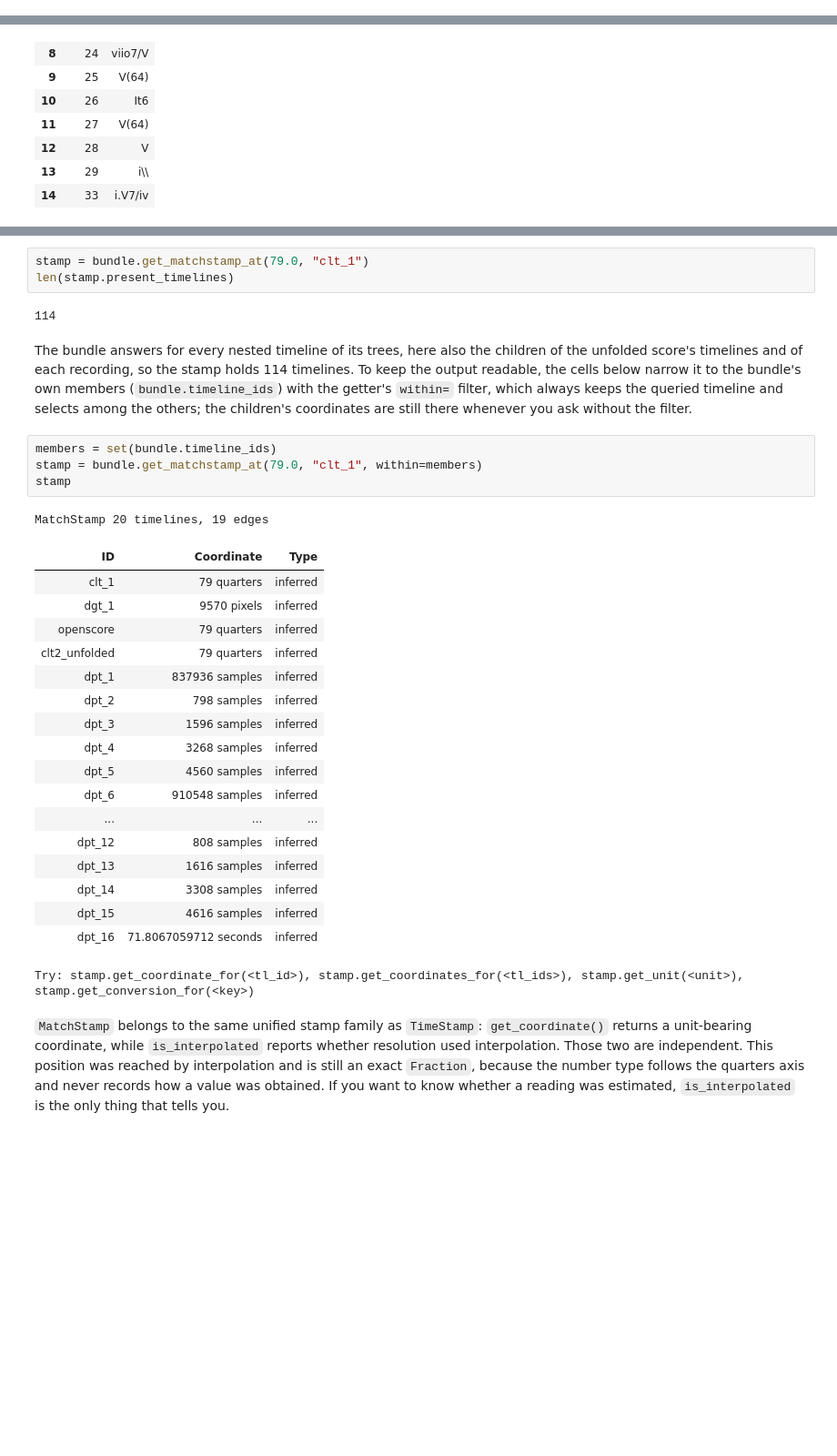
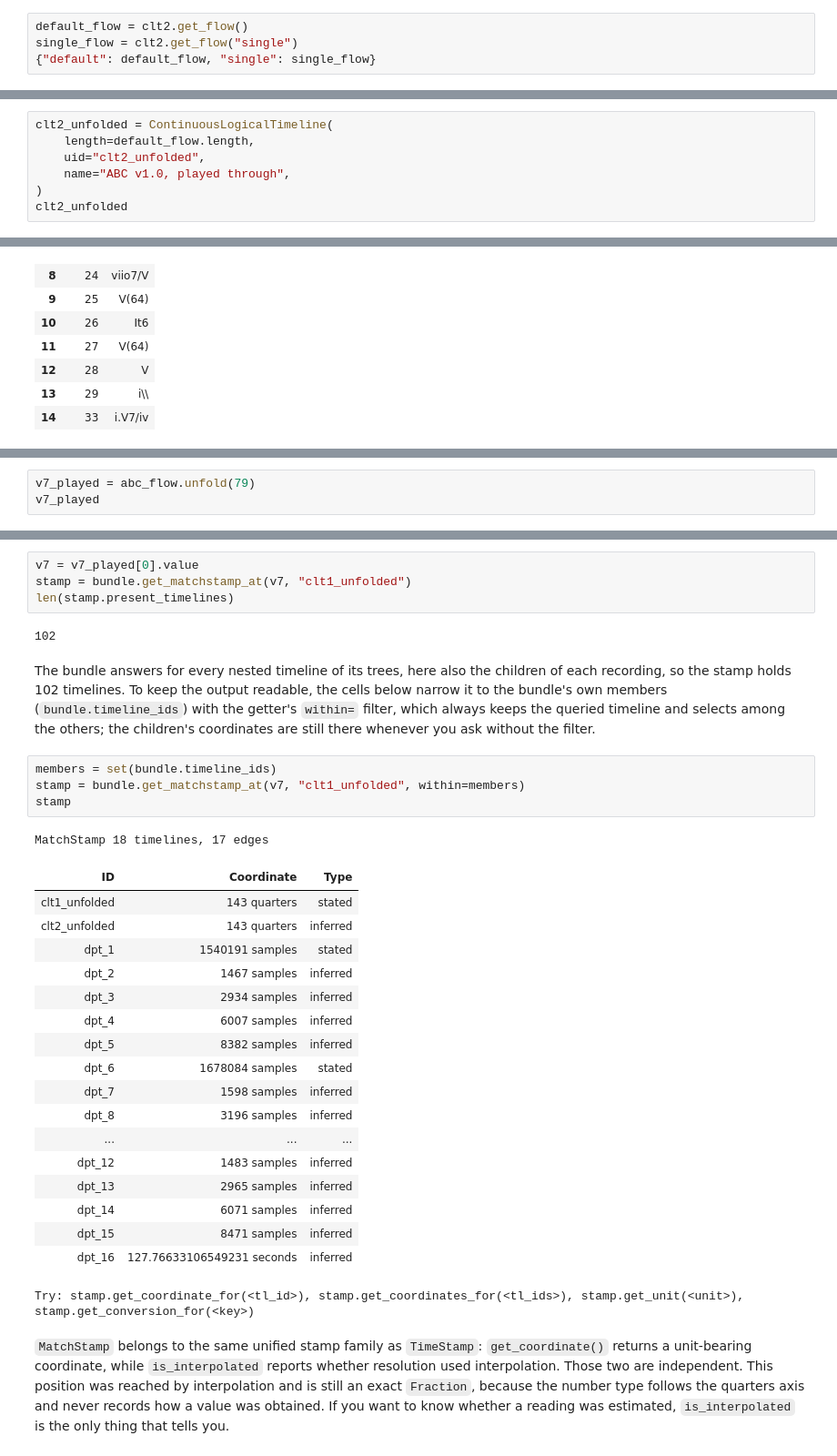
Before and after one commit to TimeToAlign/TimeToAlign, a Jupyter notebook: docs/page/howto/how03_beethoven_multimodal.ipynb, the cells around one changed output, grey strips where cells are left out. Shown at 91% size. Drawn from its saved outputs; the diff is of its cells as text; blank space fills up the shorter version.

```diff
--- a/docs/page/howto/how03_beethoven_multimodal.ipynb
+++ b/docs/page/howto/how03_beethoven_multimodal.ipynb
@@ -658,0 +651,4 @@ Flow(single: 226 folded -> 224 unfolded, ratio=0.99, 3 sections)
+# %%
+default_flow = clt2.get_flow()
+single_flow = clt2.get_flow("single")
+{"default": default_flow, "single": single_flow}
@@ -674,0 +665,7 @@ ContinuousLogicalTimeline(id='clt2_unfolded', length=1116, unit=quarters, events
+# %%
+clt2_unfolded = ContinuousLogicalTimeline(
+    length=default_flow.length,
+    uid="clt2_unfolded",
+    name="ABC v1.0, played through",
+)
+clt2_unfolded
@@ -949,0 +948,3 @@ most recognisable sonorities. Where does this moment land across all
+# %%
+v7_played = abc_flow.unfold(79)
+v7_played
@@ -950,39 +957,39 @@ most recognisable sonorities. Where does this moment land across all
 # %%
-stamp = bundle.get_matchstamp_at(79.0, "clt_1")
+v7 = v7_played[0].value
+stamp = bundle.get_matchstamp_at(v7, "clt1_unfolded")
 len(stamp.present_timelines)
 # %% [output]
-114
+102
 # %% [markdown]
 The bundle answers for every nested timeline of its trees, here also the
-children of the unfolded score's timelines and of each recording, so the
-stamp holds 114 timelines. To keep the output readable, the cells below
+children of each recording, so the stamp holds 102 timelines. To keep the output readable, the cells below
 narrow it to the bundle's own members (`bundle.timeline_ids`) with the
 getter's `within=` filter, which always keeps the queried timeline and
 selects among the others; the children's coordinates are still there
 whenever you ask without the filter.
 # %%
 members = set(bundle.timeline_ids)
-stamp = bundle.get_matchstamp_at(79.0, "clt_1", within=members)
+stamp = bundle.get_matchstamp_at(v7, "clt1_unfolded", within=members)
 stamp
 # %% [output]
-MatchStamp 20 timelines, 19 edges
+MatchStamp 18 timelines, 17 edges
 | ID | Coordinate | Type |
-| clt_1 | 79 quarters | inferred |
-| dgt_1 | 9570 pixels | inferred |
-| openscore | 79 quarters | inferred |
-| clt2_unfolded | 79 quarters | inferred |
-| dpt_1 | 837936 samples | inferred |
-| dpt_2 | 798 samples | inferred |
-| dpt_3 | 1596 samples | inferred |
-| dpt_4 | 3268 samples | inferred |
-| dpt_5 | 4560 samples | inferred |
-| dpt_6 | 910548 samples | inferred |
+| clt1_unfolded | 143 quarters | stated |
+| clt2_unfolded | 143 quarters | inferred |
+| dpt_1 | 1540191 samples | stated |
+| dpt_2 | 1467 samples | inferred |
+| dpt_3 | 2934 samples | inferred |
+| dpt_4 | 6007 samples | inferred |
+| dpt_5 | 8382 samples | inferred |
+| dpt_6 | 1678084 samples | stated |
+| dpt_7 | 1598 samples | inferred |
+| dpt_8 | 3196 samples | inferred |
 | ... | ... | ... |
-| dpt_12 | 808 samples | inferred |
-| dpt_13 | 1616 samples | inferred |
-| dpt_14 | 3308 samples | inferred |
-| dpt_15 | 4616 samples | inferred |
-| dpt_16 | 71.8067059712 seconds | inferred |
+| dpt_12 | 1483 samples | inferred |
+| dpt_13 | 2965 samples | inferred |
+| dpt_14 | 6071 samples | inferred |
+| dpt_15 | 8471 samples | inferred |
+| dpt_16 | 127.76633106549231 seconds | inferred |
 Try: stamp.get_coordinate_for(<tl_id>), stamp.get_coordinates_for(<tl_ids>), stamp.get_unit(<unit>), stamp.get_conversion_for(<key>)
 # %% [markdown]
 `MatchStamp` belongs to the same unified stamp family as `TimeStamp`:
```
Also changed, not shown: parts of 55 cells of this notebook, 11 other files.
